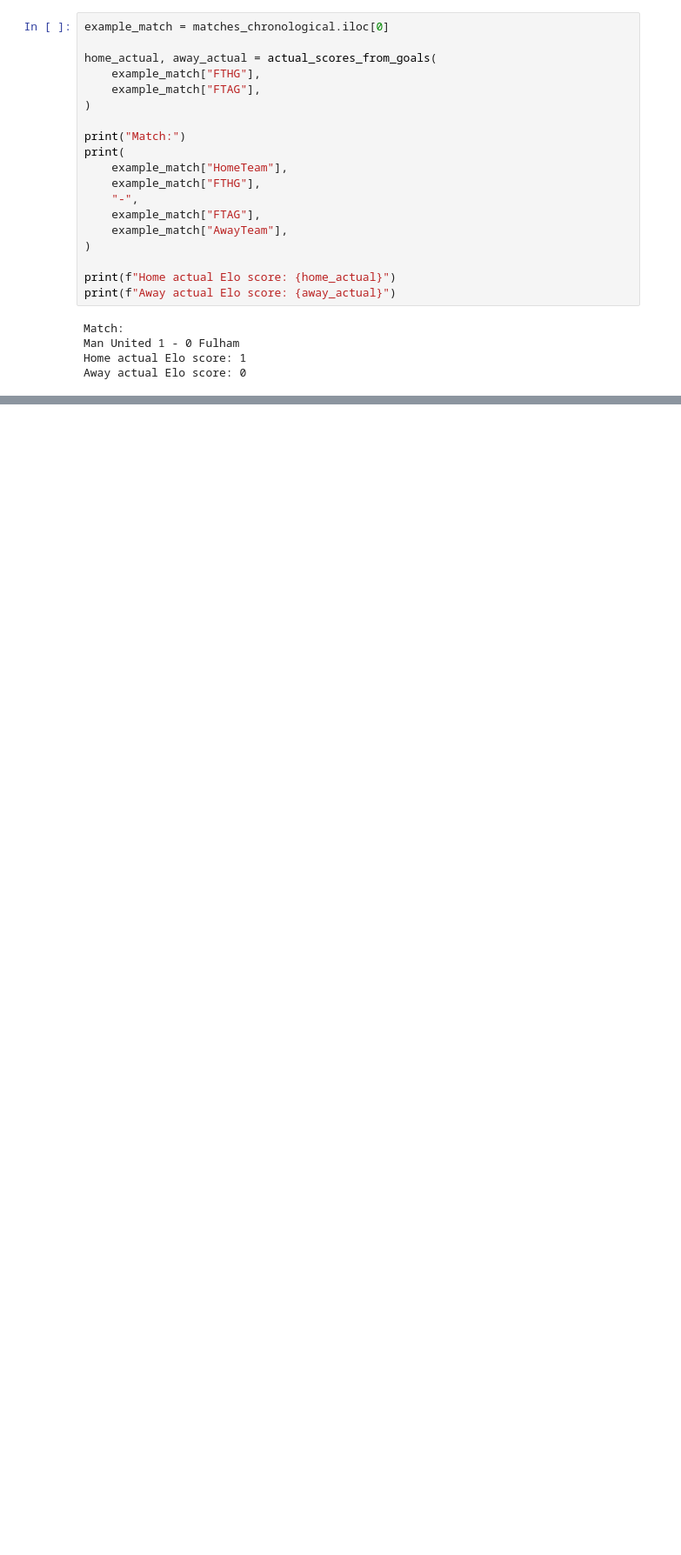
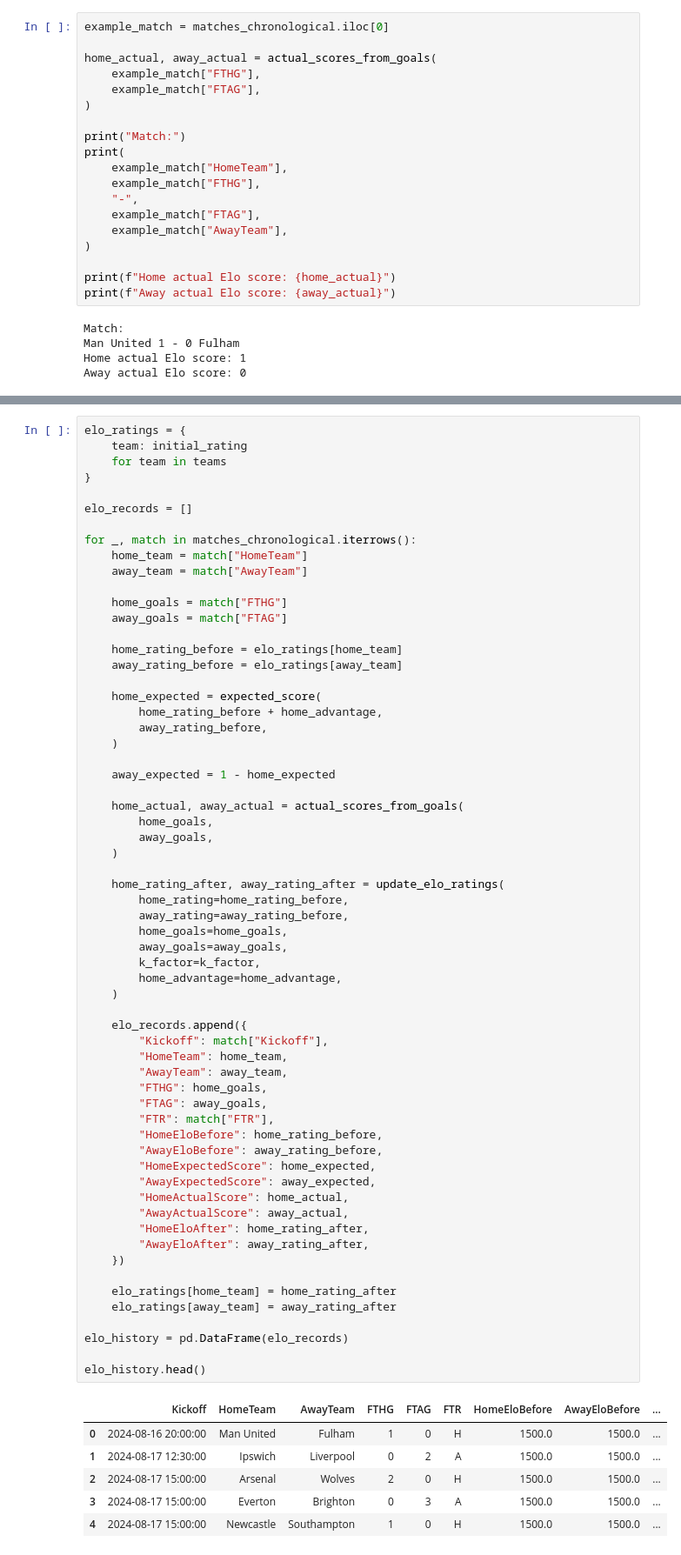
Before and after one commit to kieranforkan/premier-league-probability-engine, a Jupyter notebook: notebooks/01_elo_baseline.ipynb, the cells around one changed output, grey strips where cells are left out. Shown at 87% size. Drawn from its saved outputs; the diff is of its cells as text; blank space fills up the shorter version.

```diff
--- a/notebooks/01_elo_baseline.ipynb
+++ b/notebooks/01_elo_baseline.ipynb
@@ -620,0 +692,69 @@ Away actual Elo score: 0
+# %%
+elo_ratings = {
+    team: initial_rating
+    for team in teams
+}
+
+elo_records = []
+
+for _, match in matches_chronological.iterrows():
+    home_team = match["HomeTeam"]
+    away_team = match["AwayTeam"]
+
+    home_goals = match["FTHG"]
+    away_goals = match["FTAG"]
+
+    home_rating_before = elo_ratings[home_team]
+    away_rating_before = elo_ratings[away_team]
+
+    home_expected = expected_score(
+        home_rating_before + home_advantage,
+        away_rating_before,
+    )
+
+    away_expected = 1 - home_expected
+
+    home_actual, away_actual = actual_scores_from_goals(
+        home_goals,
+        away_goals,
+    )
+
+    home_rating_after, away_rating_after = update_elo_ratings(
+        home_rating=home_rating_before,
+        away_rating=away_rating_before,
+        home_goals=home_goals,
+        away_goals=away_goals,
+        k_factor=k_factor,
+        home_advantage=home_advantage,
+    )
+
+    elo_records.append({
+        "Kickoff": match["Kickoff"],
+        "HomeTeam": home_team,
+        "AwayTeam": away_team,
+        "FTHG": home_goals,
+        "FTAG": away_goals,
+        "FTR": match["FTR"],
+        "HomeEloBefore": home_rating_before,
+        "AwayEloBefore": away_rating_before,
+        "HomeExpectedScore": home_expected,
+        "AwayExpectedScore": away_expected,
+        "HomeActualScore": home_actual,
+        "AwayActualScore": away_actual,
+        "HomeEloAfter": home_rating_after,
+        "AwayEloAfter": away_rating_after,
+    })
+
+    elo_ratings[home_team] = home_rating_after
+    elo_ratings[away_team] = away_rating_after
+
+elo_history = pd.DataFrame(elo_records)
+
+elo_history.head()
+# %% [output]
+|  | Kickoff | HomeTeam | AwayTeam | FTHG | FTAG | FTR | HomeEloBefore | AwayEloBefore | ... |
+| 0 | 2024-08-16 20:00:00 | Man United | Fulham | 1 | 0 | H | 1500.0 | 1500.0 | ... |
+| 1 | 2024-08-17 12:30:00 | Ipswich | Liverpool | 0 | 2 | A | 1500.0 | 1500.0 | ... |
+| 2 | 2024-08-17 15:00:00 | Arsenal | Wolves | 2 | 0 | H | 1500.0 | 1500.0 | ... |
+| 3 | 2024-08-17 15:00:00 | Everton | Brighton | 0 | 3 | A | 1500.0 | 1500.0 | ... |
+| 4 | 2024-08-17 15:00:00 | Newcastle | Southampton | 1 | 0 | H | 1500.0 | 1500.0 | ... |
```
Also changed, not shown: parts of 15 cells of this notebook.
